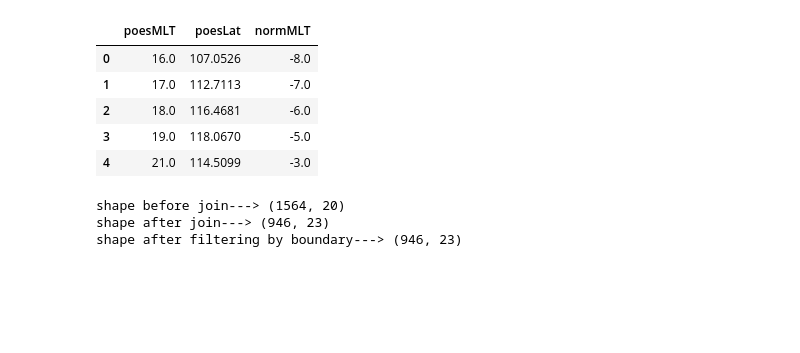
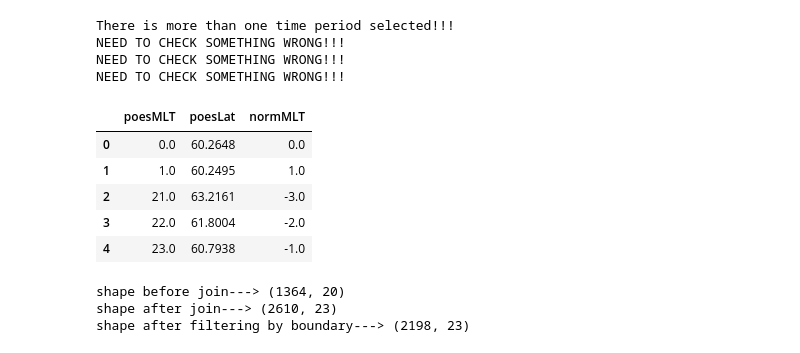
Before and after one commit to bharatreddy/indsvels, a Jupyter notebook: ipy/apr9-event-data.ipynb, the cells around one changed output. Cells and saved outputs as stored; diff of their text form; code cells hidden in the pictures; blank space fills up the shorter version.

```diff
--- a/ipy/apr9-event-data.ipynb
+++ b/ipy/apr9-event-data.ipynb
@@ -11,7 +11,7 @@ cutOffLosVel = 10.
 #### In this block we load Velocity data ####
 #### In this block we load Velocity data ####
 # need the formatted velocity file to read data
-outFormattedFile = "/home/bharat/Documents/code/new-vel-data/veldata/saps-vels-20130629.txt"#"../data/new-test-vels-north.txt"
+outFormattedFile = "/home/bharat/Documents/code/new-vel-data/veldata/saps-vels-20110723.txt"#"../data/new-test-vels-north.txt"
 # os.system( 'cat ' + rawVelFileName + ' | tr -s "  " > ' + outFormattedFile )
 inpColNames = [ "dateStr", "timeStr", "beam", "range", \
           "geoAzm", "azimCalcMag", "vLos", "spwdth", "pwr", "MLAT", "MLON", "MLT",  \
@@ -121,36 +121,40 @@ array(['2013-06-29T03:00:00.000000000', '2013-06-29T03:02:00.000000000',
 # %%
 
 #### Choose a time to and get POES boundaries as well ####
 #### Choose a time to and get POES boundaries as well ####
 #### Choose a time to and get POES boundaries as well ####
 # we choose 0840 UT since that time was analyzed in the paper
-timeSlctd = datetime.datetime( 2013, 6, 29, 2, 50 )
+timeSlctd = datetime.datetime( 2011, 7, 23, 7, 26 )
 velAnlysDF = velsDataDF[ velsDataDF["date"] == timeSlctd ].reset_index(drop=True)
 sapsSelPrdDF = sapsDataDF[  ( sapsDataDF["date"] - timeSlctd < numpy.timedelta64(40,'m') )\
            & ( sapsDataDF["date"] - timeSlctd > numpy.timedelta64(0,'m') )  ].reset_index(drop=True)
 # Now check if there is more than one time period in the selected interval
 # ideally there shouldn't be, but if we find one we should do something
 # about it (like take an average)...for now its undecided.!
 if len( sapsSelPrdDF["time"].unique() ) > 1:
     print "There is more than one time period selected!!!"
     print "NEED TO CHECK SOMETHING WRONG!!!"
     print "NEED TO CHECK SOMETHING WRONG!!!"
     print "NEED TO CHECK SOMETHING WRONG!!!"
 poesBndDF = sapsSelPrdDF[ ["poesMLT", "poesLat"] \
                     ].drop_duplicates().reset_index(drop=True)
 # Have a normalized MLT for ease of comparison
 poesBndDF['normMLT'] = [x-24 if x >= 12 else x for x in poesBndDF['poesMLT']]
 poesBndDF.head()
 #### Choose a time to and get POES boundaries as well ####
 #### Choose a time to and get POES boundaries as well ####
 #### Choose a time to and get POES boundaries as well ####
 # %% [output]
+There is more than one time period selected!!!
+NEED TO CHECK SOMETHING WRONG!!!
+NEED TO CHECK SOMETHING WRONG!!!
+NEED TO CHECK SOMETHING WRONG!!!
 |  | poesMLT | poesLat | normMLT |
-| 0 | 16.0 | 107.0526 | -8.0 |
-| 1 | 17.0 | 112.7113 | -7.0 |
-| 2 | 18.0 | 116.4681 | -6.0 |
-| 3 | 19.0 | 118.0670 | -5.0 |
-| 4 | 21.0 | 114.5099 | -3.0 |
+| 0 | 0.0 | 60.2648 | 0.0 |
+| 1 | 1.0 | 60.2495 | 1.0 |
+| 2 | 21.0 | 63.2161 | -3.0 |
+| 3 | 22.0 | 61.8004 | -2.0 |
+| 4 | 23.0 | 60.7938 | -1.0 |
 # %%
 #### For the chosen time get velocities which fall below POES BND ####
 #### For the chosen time get velocities which fall below POES BND ####
@@ -168,6 +172,6 @@ print "shape after filtering by boundary--->", velAnlysDF.shape
 #### For the chosen time get velocities which fall below POES BND ####
 #### For the chosen time get velocities which fall below POES BND ####
 # %% [output]
-shape before join---> (1564, 20)
-shape after join---> (946, 23)
-shape after filtering by boundary---> (946, 23)
+shape before join---> (1364, 20)
+shape after join---> (2610, 23)
+shape after filtering by boundary---> (2198, 23)
```
Also changed, not shown: parts of 5 cells of this notebook, 42 other files.
